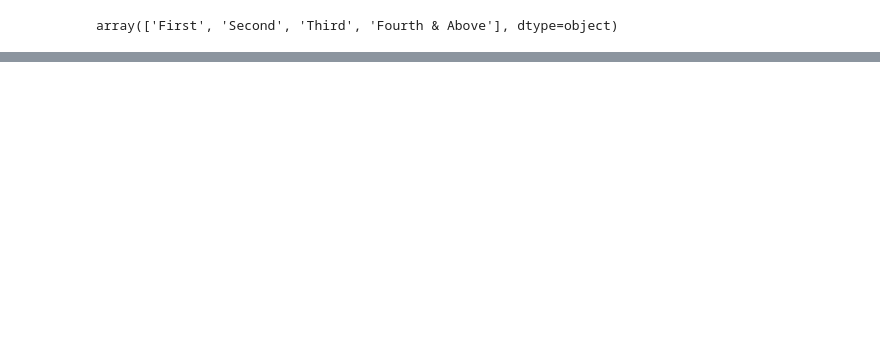
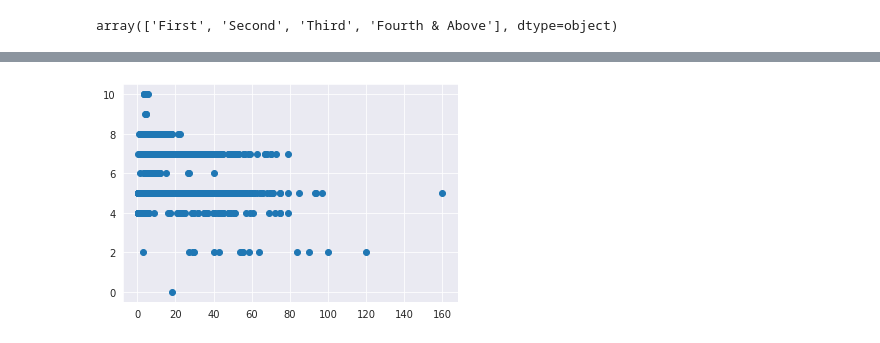
Before and after one commit to Tarunsaip/Machine_Learning, a Jupyter notebook: Clean_Major.ipynb, the cells around one changed output, grey strips where cells are left out. Drawn from its saved outputs; the diff is of its cells as text; code cells hidden in the pictures; blank space fills up the shorter version.

```diff
--- a/Clean_Major.ipynb
+++ b/Clean_Major.ipynb
@@ -143,0 +248,5 @@ data_test = data_train[data_train.Owner_Type != 4]
+# %%
+plt.scatter(x = data_train["Price"], y = data_train["Seats"])
+plt.show()
+# %% [output]
+[figure, added]
```
Also changed, not shown: parts of 53 cells of this notebook.
